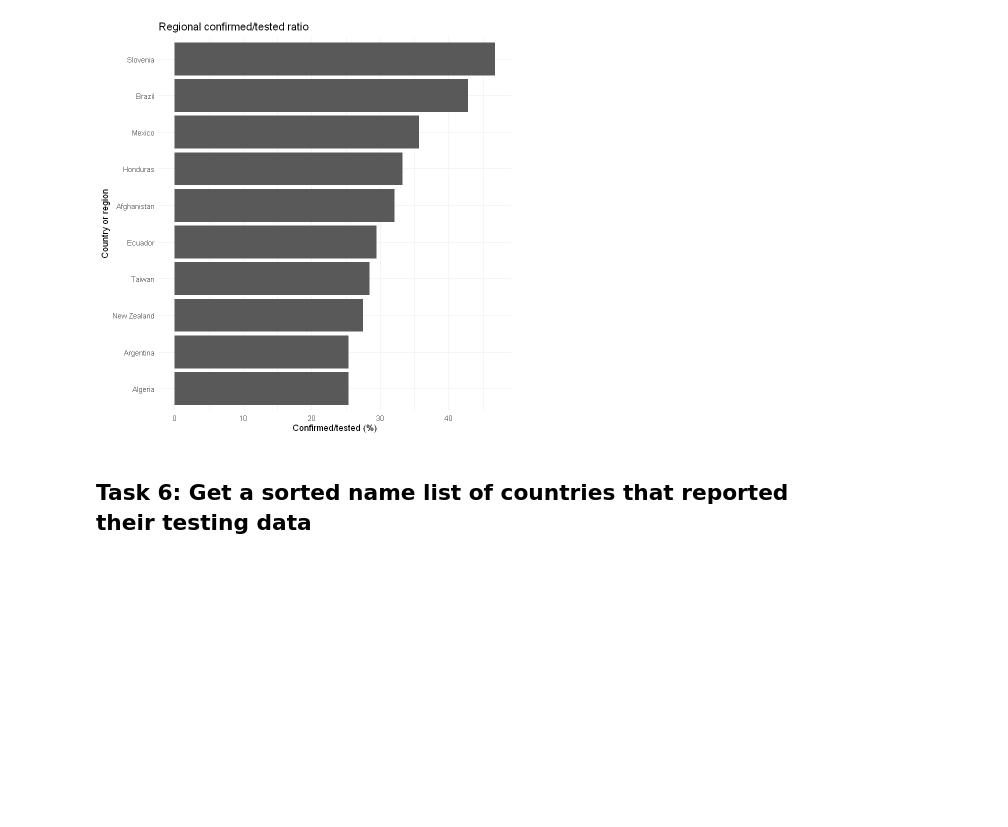
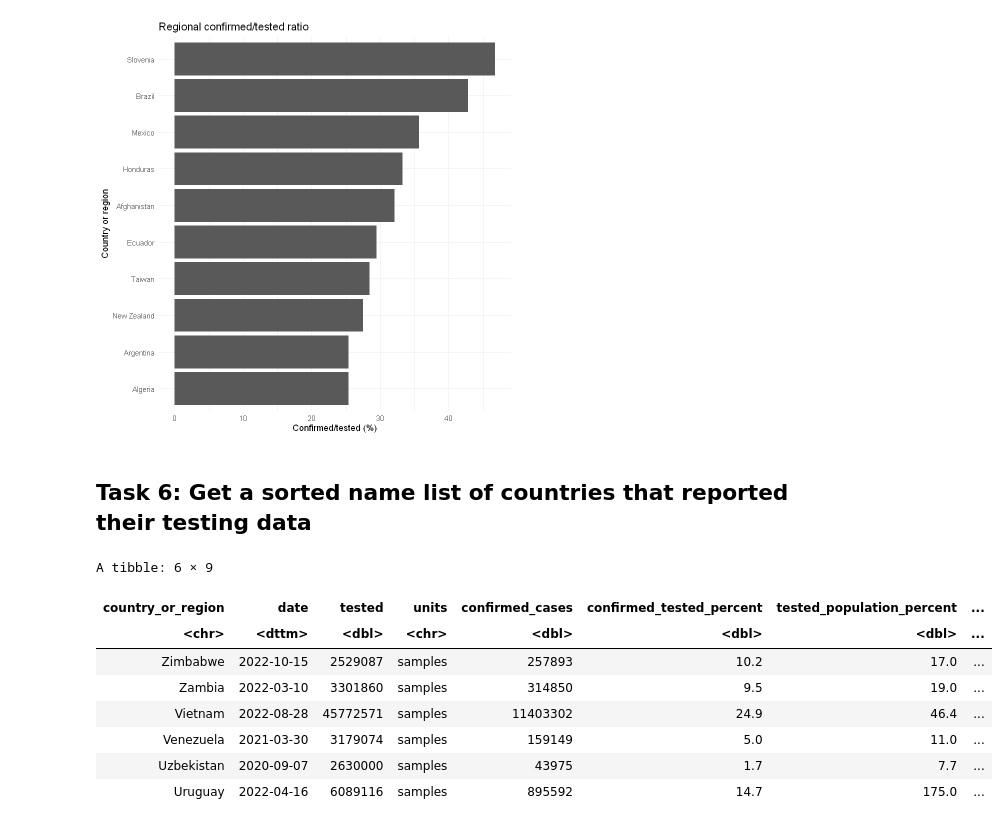
Before and after one commit to tros01/ibm_data_analyst, a Jupyter notebook: r_m5_covid-19_project.ipynb, the cells around one changed output. Cells and saved outputs as stored; diff of their text form; code cells hidden in the pictures; blank space fills up the shorter version.

```diff
--- a/r_m5_covid-19_project.ipynb
+++ b/r_m5_covid-19_project.ipynb
@@ -208,3 +231,18 @@ ggplot(gg_df1, aes(x=country_or_region, y=confirmed_tested_percent)) +
 [figure]
 # %% [markdown]
 ## Task 6: Get a sorted name list of countries that reported their testing data
+# %%
+# Sort the df alphabetically in the descending order
+df |>
+    arrange(desc(country_or_region)) |>
+    head()
+# %% [output]
+A tibble: 6 × 9
+| country_or_region | date | tested | units | confirmed_cases | confirmed_tested_percent | tested_population_percent | ... |
+| <chr> | <dttm> | <dbl> | <chr> | <dbl> | <dbl> | <dbl> | ... |
+| Zimbabwe | 2022-10-15 | 2529087 | samples | 257893 | 10.2 | 17.0 | ... |
+| Zambia | 2022-03-10 | 3301860 | samples | 314850 | 9.5 | 19.0 | ... |
+| Vietnam | 2022-08-28 | 45772571 | samples | 11403302 | 24.9 | 46.4 | ... |
+| Venezuela | 2021-03-30 | 3179074 | samples | 159149 | 5.0 | 11.0 | ... |
+| Uzbekistan | 2020-09-07 | 2630000 | samples | 43975 | 1.7 | 7.7 | ... |
+| Uruguay | 2022-04-16 | 6089116 | samples | 895592 | 14.7 | 175.0 | ... |
```
Also changed, not shown: parts of 18 cells of this notebook.
